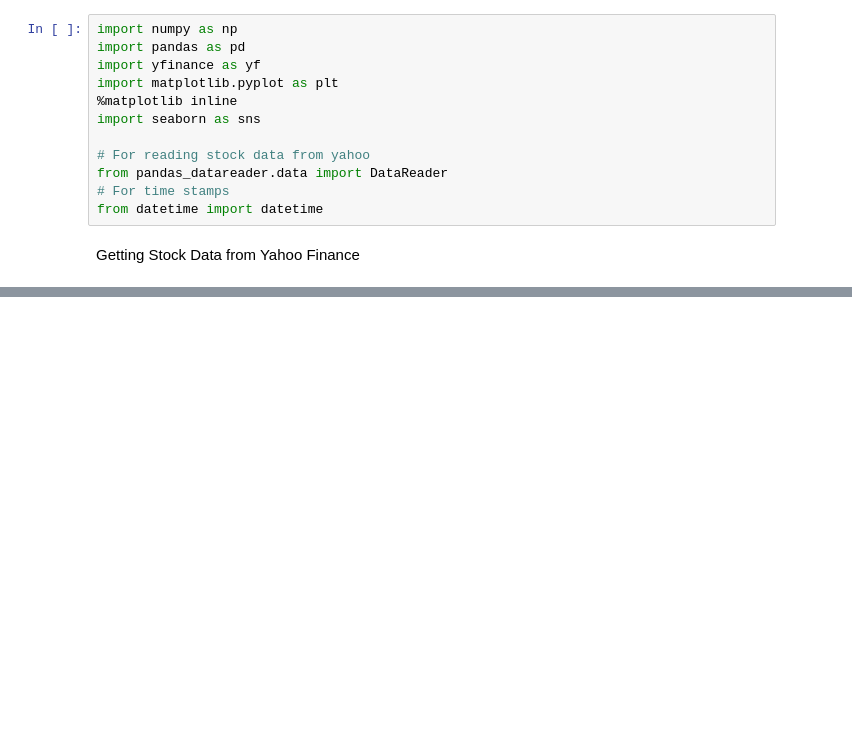
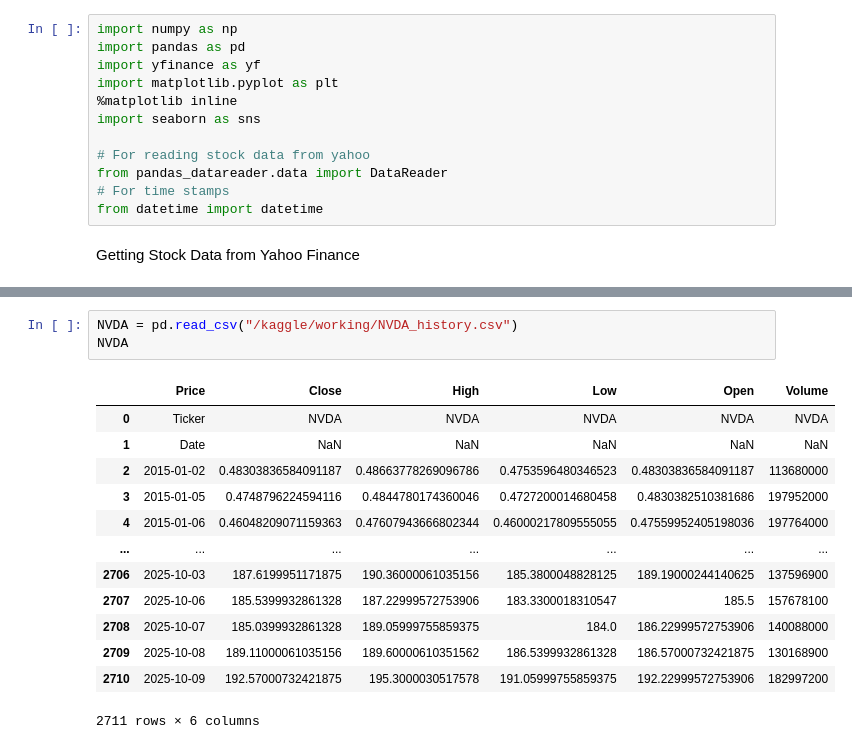
Before and after one commit to hjmoore67/AI-Coursework-Uni, a Jupyter notebook: uni-ai-coursework.ipynb, the cells around one changed output, grey strips where cells are left out. Drawn from its saved outputs; the diff is of its cells as text; blank space fills up the shorter version.

Commit message:
Kaggle Notebook | Uni AI Coursework | Version 6

```diff
--- a/uni-ai-coursework.ipynb
+++ b/uni-ai-coursework.ipynb
@@ -49,3 +51,20 @@ data = yf.download(ticker, start="2010-01-01", end="2025-10-10")
 data.to_csv("S&P500_history.csv")
 # %% [output]
 [*********************100%***********************]  1 of 1 completed
+# %%
+NVDA = pd.read_csv("/kaggle/working/NVDA_history.csv")
+NVDA
+# %% [output]
+|  | Price | Close | High | Low | Open | Volume |
+| 0 | Ticker | NVDA | NVDA | NVDA | NVDA | NVDA |
+| 1 | Date | NaN | NaN | NaN | NaN | NaN |
+| 2 | 2015-01-02 | 0.48303836584091187 | 0.48663778269096786 | 0.4753596480346523 | 0.48303836584091187 | 113680000 |
+| 3 | 2015-01-05 | 0.4748796224594116 | 0.4844780174360046 | 0.4727200014680458 | 0.4830382510381686 | 197952000 |
+| 4 | 2015-01-06 | 0.46048209071159363 | 0.47607943666802344 | 0.46000217809555055 | 0.47559952405198036 | 197764000 |
+| ... | ... | ... | ... | ... | ... | ... |
+| 2706 | 2025-10-03 | 187.6199951171875 | 190.36000061035156 | 185.3800048828125 | 189.19000244140625 | 137596900 |
+| 2707 | 2025-10-06 | 185.5399932861328 | 187.22999572753906 | 183.3300018310547 | 185.5 | 157678100 |
+| 2708 | 2025-10-07 | 185.0399932861328 | 189.05999755859375 | 184.0 | 186.22999572753906 | 140088000 |
+| 2709 | 2025-10-08 | 189.11000061035156 | 189.60000610351562 | 186.5399932861328 | 186.57000732421875 | 130168900 |
+| 2710 | 2025-10-09 | 192.57000732421875 | 195.3000030517578 | 191.05999755859375 | 192.22999572753906 | 182997200 |
+2711 rows × 6 columns
```
Also changed, not shown: parts of 16 cells of this notebook.
